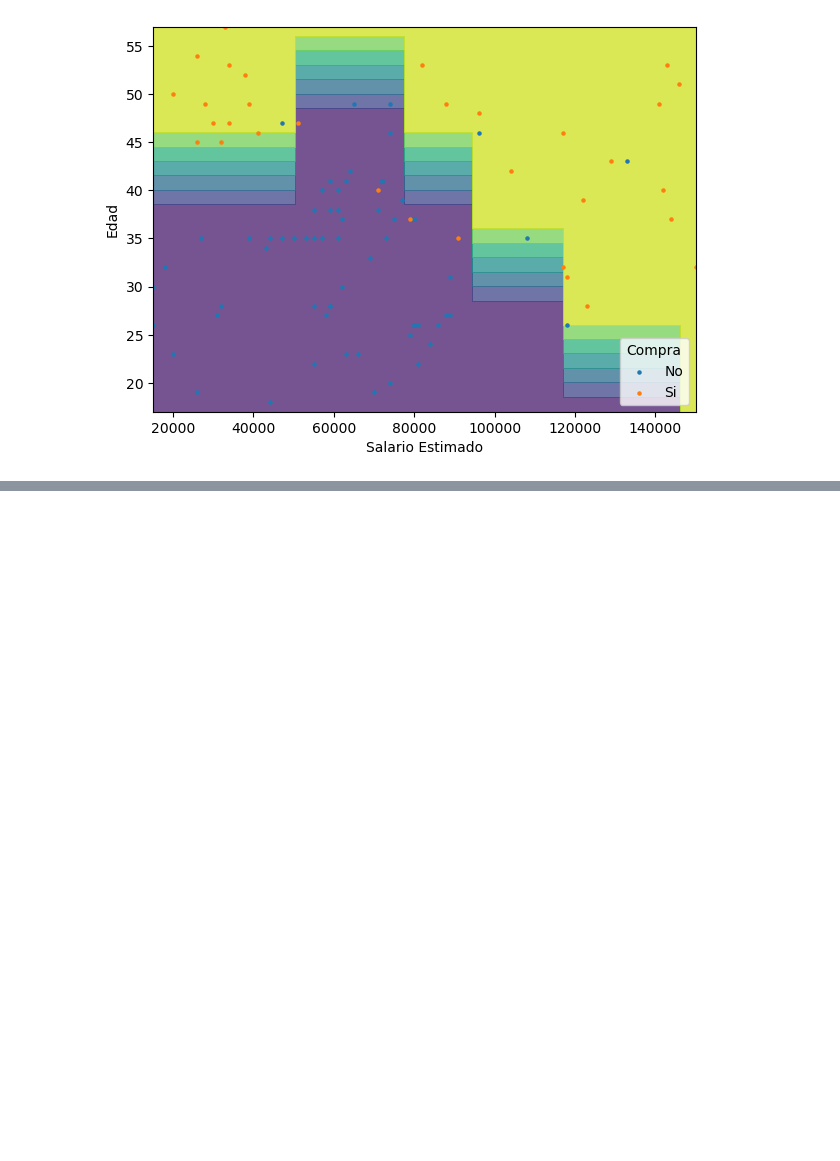
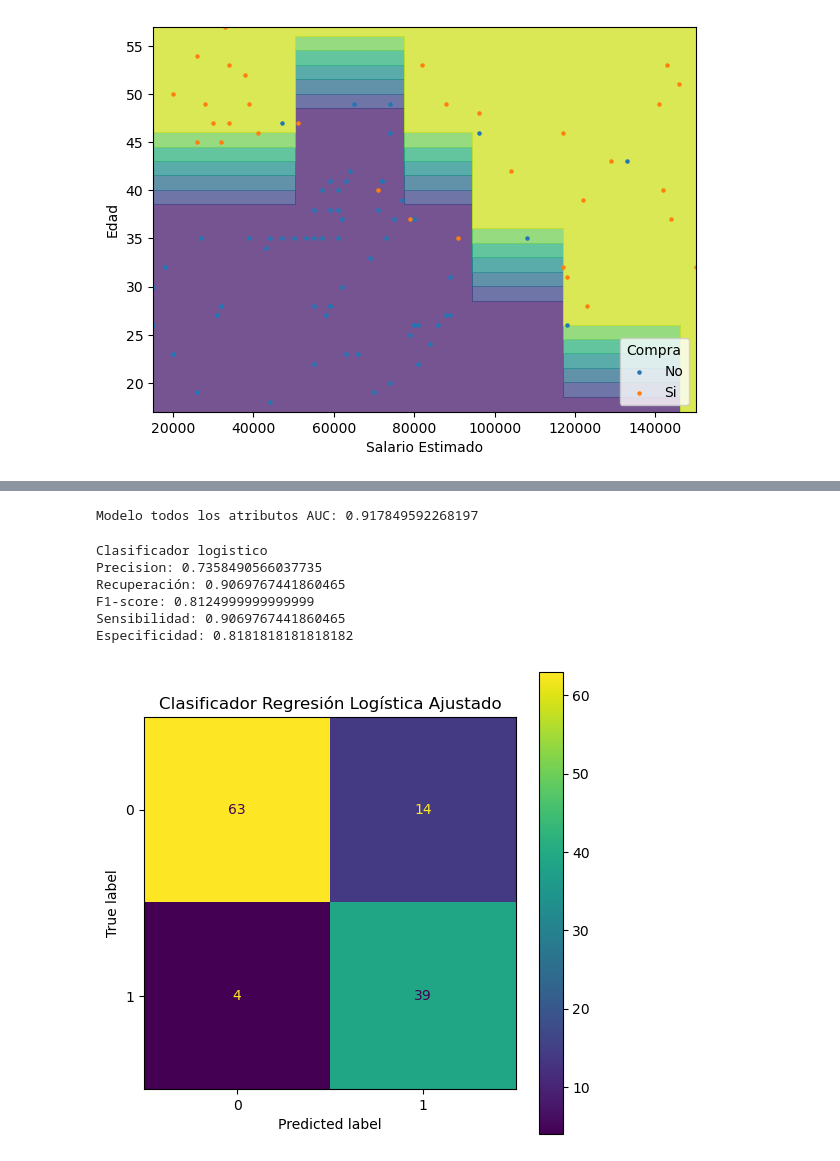
Before and after one commit to Mauro-Aguirregaray/Master-IA, a Jupyter notebook: [06] Aprendizaje de Máquina 1/clase2/ejercicios/Ejercicio_Clase2_MauroAguirregaray.ipynb, the cells around one changed output, grey strips where cells are left out. Cells and saved outputs as stored; diff of their text form; code cells hidden in the pictures; blank space fills up the shorter version.

```diff
--- a/[06] Aprendizaje de Máquina 1/clase2/ejercicios/Ejercicio_Clase2_MauroAguirregaray.ipynb
+++ b/[06] Aprendizaje de Máquina 1/clase2/ejercicios/Ejercicio_Clase2_MauroAguirregaray.ipynb
@@ -276,0 +299,46 @@ plt.show()
+# %%
+print(f"Modelo todos los atributos AUC: {auc(fpr, tpr)}")
+# %% [output]
+Modelo todos los atributos AUC: 0.917849592268197
+# %%
+# Busquemos el threshold para el modelo con todos los atributos
+fpr_total, tpr_total, thr_total = roc_curve(y_test, prob)
+
+# Viendo la curva ROC parece que el mejor valor para tomar umbral es 0.2
+value_tpr = np.max(tpr_total[fpr_total < 0.2])
+threshold_selected = thr_total[(tpr_total == value_tpr) & (fpr_total < 0.2)]
+
+# Clasifiquemos con este nuevo valor
+prob_total = model_logistic.predict_proba(X_test)[:, -1]
+y_pred_total_new = (prob_total >= threshold_selected).astype(float)
+print("Clasificador logistico")
+print(f"Precision: {precision_score(y_test, y_pred_total_new, zero_division=0)}")
+print(f"Recuperación: {recall_score(y_test, y_pred_total_new, zero_division=0)}")
+print(f"F1-score: {f1_score(y_test, y_pred_total_new, zero_division=0)}")
+
+cm_total = confusion_matrix(y_test, y_pred_total_new)
+P = np.sum(cm_total[1, :])
+N = np.sum(cm_total[0, :])
+TP = cm_total[1, 1]
+TN = cm_total[0, 0]
+print(f"Sensibilidad: {TP/P}")
+print(f"Especificidad: {TN/N}")
+# %% [output]
+Clasificador logistico
+Precision: 0.7358490566037735
+Recuperación: 0.9069767441860465
+F1-score: 0.8124999999999999
+Sensibilidad: 0.9069767441860465
+Especificidad: 0.8181818181818182
+# %%
+# Creamos la nueva matriz de confusión
+cm_logistic = confusion_matrix(y_test, y_pred_total_new)
+disp = ConfusionMatrixDisplay(confusion_matrix=cm_logistic,
+                              display_labels=model_logistic.classes_)
+
+fig, ax = plt.subplots(figsize=(6,6))
+ax.grid(False)
+disp.plot(ax=ax)
+ax.set_title("Clasificador Regresión Logística Ajustado");
+# %% [output]
+[figure, added]
```
Also changed, not shown: parts of 16 cells of this notebook.
